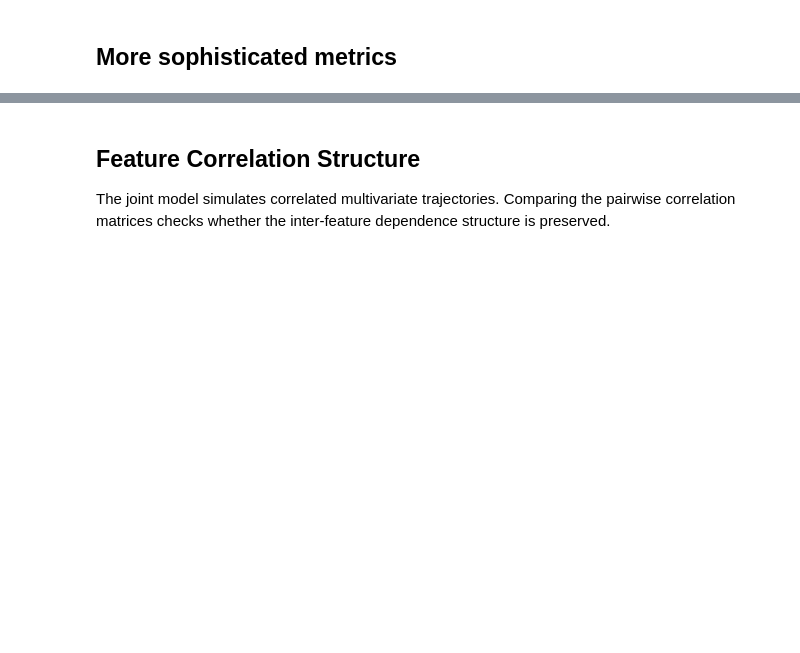
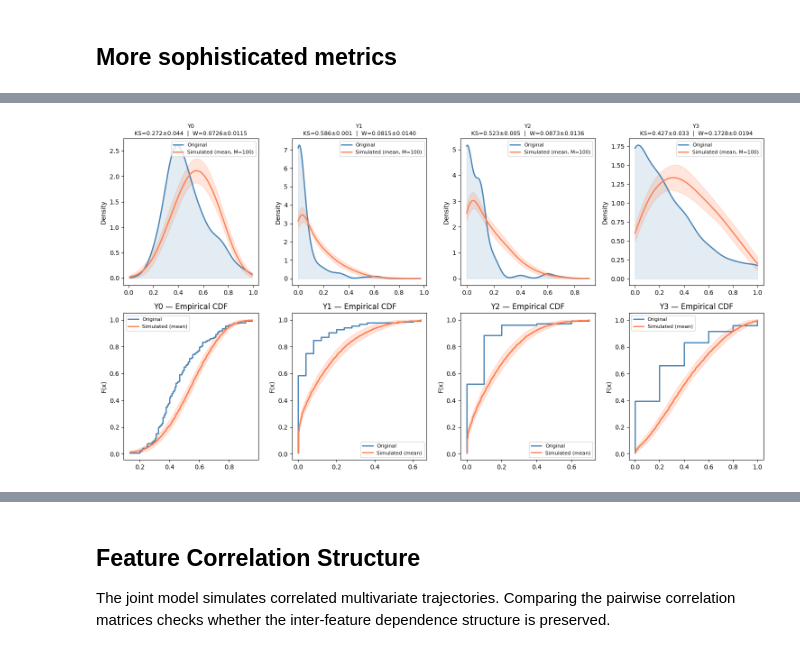
Before and after one commit to aramis-lab/leaspy, a Jupyter notebook: notebooks/2. Metrics.ipynb, the cells around one changed output, grey strips where cells are left out. Cells and saved outputs as stored; diff of their text form; code cells hidden in the pictures; blank space fills up the shorter version.

```diff
--- a/notebooks/2. Metrics.ipynb
+++ b/notebooks/2. Metrics.ipynb
@@ -300,0 +79,79 @@ display(visit_summary)
+# %%
+
+feat_cols = ['Y0', 'Y1', 'Y2', 'Y3']
+
+# Common x-grid (union of original range and all sims ranges)
+x_grids = {}
+for col in feat_cols:
+    lo = min(df[col].min(), *(s[col].min() for s in sims))
+    hi = max(df[col].max(), *(s[col].max() for s in sims))
+    x_grids[col] = np.linspace(lo, hi, 300)
+
+# Per-simulation KDE values and scalar metrics
+kde_sim_all = {col: [] for col in feat_cols}
+ks_all      = {col: [] for col in feat_cols}
+wass_all    = {col: [] for col in feat_cols}
+
+for df_s in sims:
+    for col in feat_cols:
+        a = df[col].dropna().values
+        b = df_s[col].dropna().values
+        kde_sim_all[col].append(stats.gaussian_kde(b)(x_grids[col]))
+        ks_all[col].append(ks_2samp(a, b)[0])
+        wass_all[col].append(wasserstein_distance(a, b))
+
+fig, axes = plt.subplots(2, len(feat_cols), figsize=(15, 8))
+summary_rows = []
+
+for col, ax_kde, ax_cdf in zip(feat_cols, axes[0], axes[1]):
+    xs = x_grids[col]
+    a  = df[col].dropna().values
+
+    # KDE panel
+    kde_orig = stats.gaussian_kde(a)
+    ax_kde.plot(xs, kde_orig(xs), label='Original', color='steelblue', lw=2)
+    ax_kde.fill_between(xs, kde_orig(xs), alpha=0.15, color='steelblue')
+
+    kde_mat  = np.array(kde_sim_all[col])   # (M, 300)
+    kde_mean = kde_mat.mean(axis=0)
+    kde_std  = kde_mat.std(axis=0)
+    ax_kde.plot(xs, kde_mean, label=f'Simulated (mean, M={M})', color='coral', lw=2)
+    ax_kde.fill_between(xs, kde_mean - kde_std, kde_mean + kde_std, alpha=0.2, color='coral')
+
+    ks_m,   ks_s   = np.mean(ks_all[col]),   np.std(ks_all[col])
+    wass_m, wass_s = np.mean(wass_all[col]), np.std(wass_all[col])
+    ax_kde.set_title(f'{col}\nKS={ks_m:.3f}±{ks_s:.3f}  |  W={wass_m:.4f}±{wass_s:.4f}', fontsize=9)
+    ax_kde.legend(fontsize=8)
+    ax_kde.set_ylabel('Density')
+
+    # ECDF panel — mean ± std of simulated ECDFs on a common grid
+    x_ecdf   = np.linspace(a.min(), a.max(), 300)
+    arr_orig = np.sort(a)
+    ys_orig  = np.arange(1, len(arr_orig) + 1) / len(arr_orig)
+    ax_cdf.step(arr_orig, ys_orig, where='post', label='Original', color='steelblue', lw=2)
+
+    ecdf_mat = np.array([
+        np.interp(x_ecdf, np.sort(df_s[col].dropna().values),
+                  np.arange(1, df_s[col].dropna().shape[0] + 1) / df_s[col].dropna().shape[0])
+        for df_s in sims
+    ])
+    ecdf_mean = ecdf_mat.mean(axis=0)
+    ecdf_std  = ecdf_mat.std(axis=0)
+    ax_cdf.step(x_ecdf, ecdf_mean, where='post', label=f'Simulated (mean)', color='coral', lw=2)
+    ax_cdf.fill_between(x_ecdf, ecdf_mean - ecdf_std, ecdf_mean + ecdf_std,
+                        alpha=0.2, color='coral', step='post')
+    ax_cdf.set_title(f'{col} — Empirical CDF')
+    ax_cdf.set_ylabel('F(x)')
+    ax_cdf.legend(fontsize=8)
+
+    summary_rows.append({
+        'Feature': col,
+        'KS mean': round(ks_m, 4),   'KS std': round(ks_s, 4),
+        'Wasserstein mean': round(wass_m, 4), 'Wasserstein std': round(wass_s, 4),
+    })
+
+plt.tight_layout()
+plt.show()
+display(pd.DataFrame(summary_rows))
+# %% [output]
+[figure, added]
```
Also changed, not shown: parts of 14 cells of this notebook.
